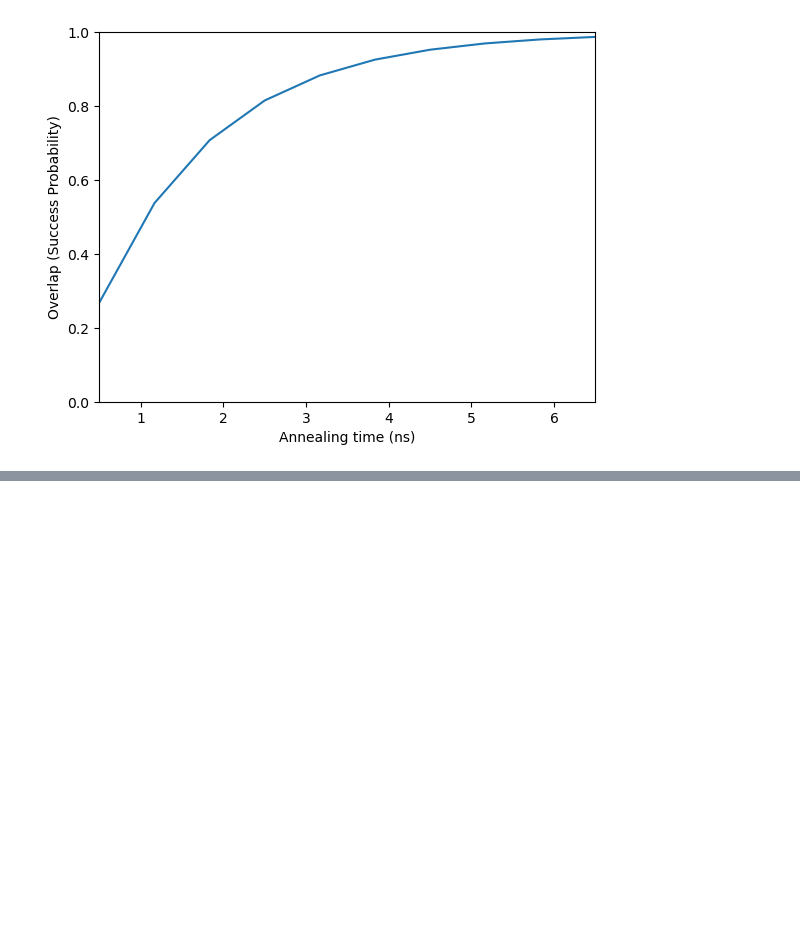
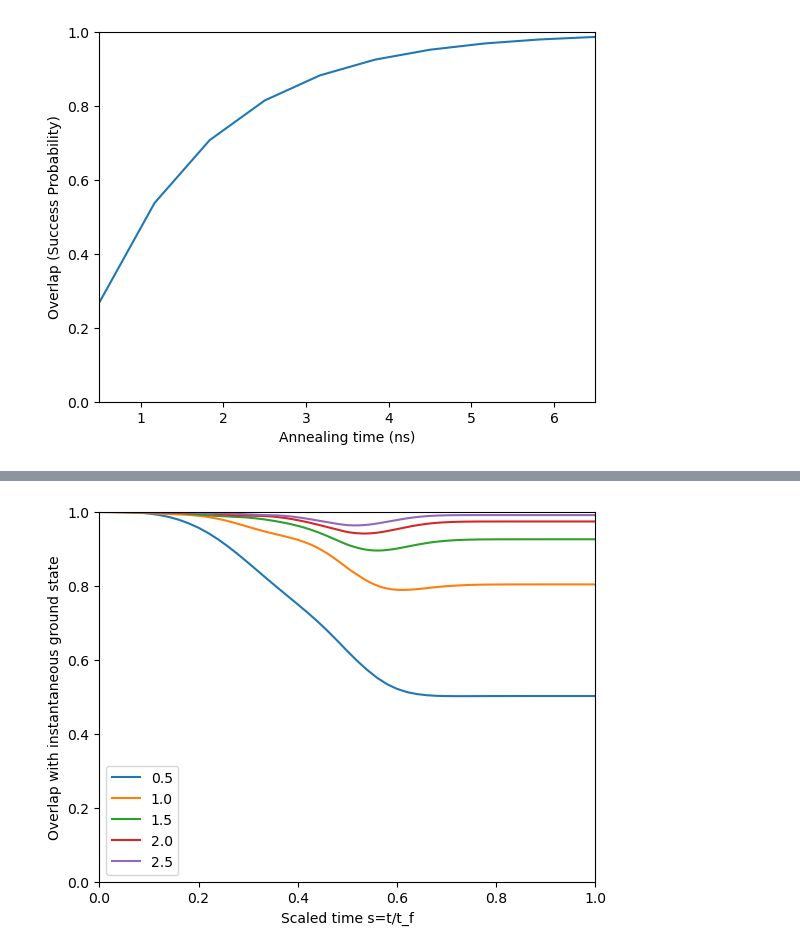
Before and after one commit to AndreaPeMa0/Graph-Partitioning-QA, a Jupyter notebook: Scripts/Simulation/Simulation-FinalVersion.ipynb, the cells around one changed output, grey strips where cells are left out. Cells and saved outputs as stored; diff of their text form; code cells hidden in the pictures; blank space fills up the shorter version.

```diff
--- a/Scripts/Simulation/Simulation-FinalVersion.ipynb
+++ b/Scripts/Simulation/Simulation-FinalVersion.ipynb
@@ -546,0 +705,7 @@ plt.savefig("Success_Probability_vs_Annealing_time_6")
+# %%
+#Embedding
+C = FileToNetwork("chimera.txt")
+embedding = mm.find_embedding(G, C)
+num_physical_qubits = 0
+for i in range(len(embedding)):
+    num_physical_qubits += len(embedding[i])
@@ -546,0 +718,3 @@ plt.savefig("Success_Probability_vs_Annealing_time_6")
+# %%
+#Functions
+A, B = path("DW_2000Q_6.txt")
@@ -546,0 +729,31 @@ plt.savefig("Success_Probability_vs_Annealing_time_6")
+# %%
+#Overlap (instantaneous ground state for RCS = 0.5)
+physical_Hp1, physical_Hp2 = makePhysicalHamiltonian(G, C, embedding, 1.25, 1, 0.5)
+dim = len(physical_Hp1)
+physical_gs = groundState(physical_Hp1)
+physical_Hi = makeInitialHamiltonian(num_physical_qubits)
+
+overlap_IG_p = []
+for i in range(num_tf):
+    overlap_IG_p.append([])
+
+for i in range(num_tf):
+
+    t_f = tf[i]
+
+    #Evolution
+    overlap_IG_p[i].append(evolutionAB_IG(physical_Hi, physical_Hp2, A, B, t_f, delta_t, physical_gs))
+# %%
+#Plot overlap with instantaneous ground state (RCS = 0.5)
+plt.xlim([0, 1])
+plt.ylim([0, 1])
+plt.xlabel("Scaled time s=t/t_f")
+plt.ylabel("Overlap with instantaneous ground state")
+for i in range(num_tf):
+    x = np.linspace(0, 1, len(overlap_IG_p[i][0]))
+    name = str(round(tf[i],2))
+    plt.plot(x, overlap_IG_p[i][0], label = name)
+    plt.legend()
+plt.savefig("Overlap_IG_6_physical(0.5).png")
+# %% [output]
+[figure, added]
```
Also changed, not shown: parts of 14 cells of this notebook, 38 other files.
